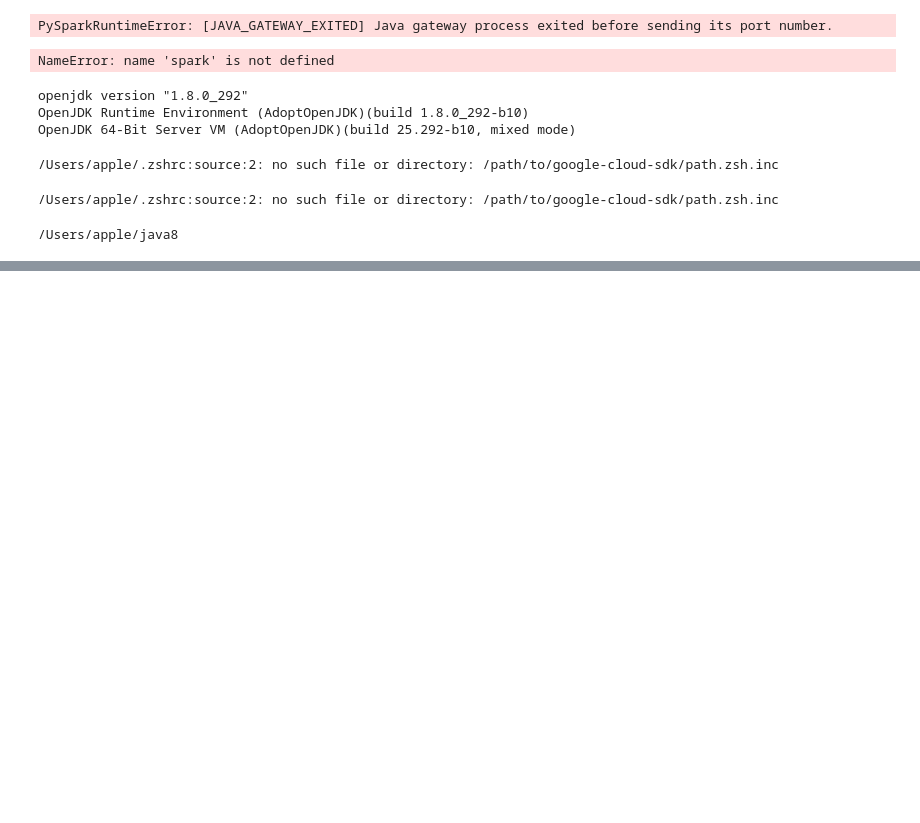
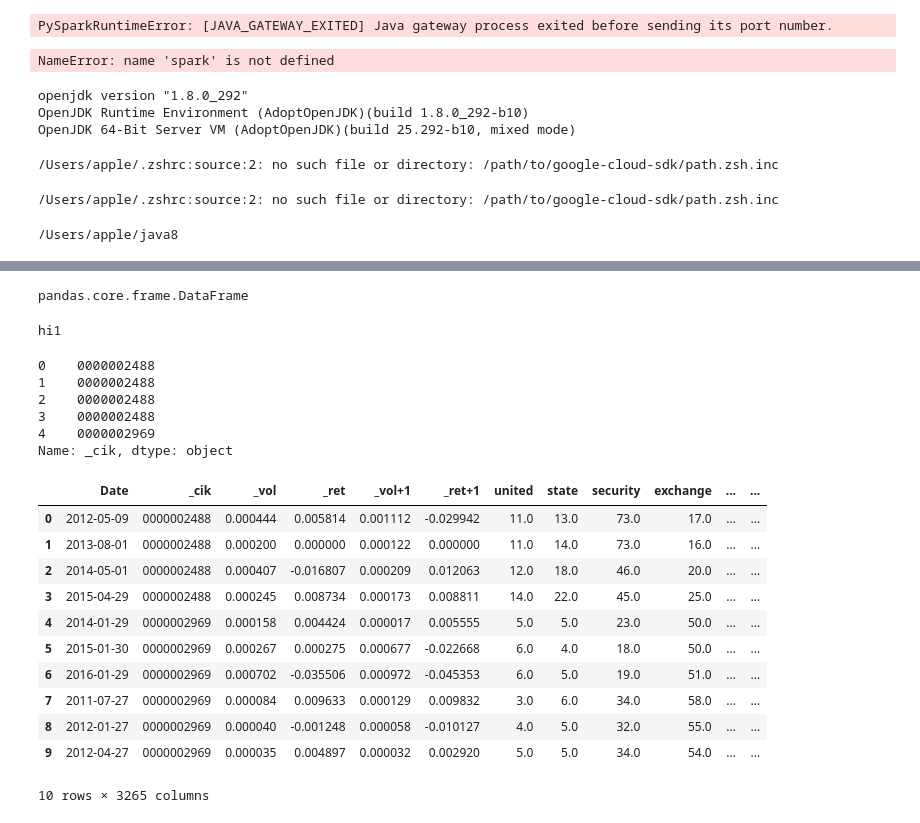
Before and after one commit to 007seann/Generation-of-Supervised-Sentiment-Metrics-for-Return-and-Volatility-Prediction-from-10-K-Filings, a Jupyter notebook: scaleUp/test.ipynb, the cells around one changed output, grey strips where cells are left out. Saved outputs shown, nothing was run; the diff lists cells and outputs as text; code cells hidden in the pictures; blank space fills up the shorter version.

```diff
--- a/scaleUp/test.ipynb
+++ b/scaleUp/test.ipynb
@@ -469,0 +580,32 @@ print(df)
+# %%
+type(combined_df)
+# %% [output]
+pandas.core.frame.DataFrame
+# %%
+print('hi1')
+# %% [output]
+hi1
+# %%
+combined_df['_cik'].head()
+# %% [output]
+0    0000002488
+1    0000002488
+2    0000002488
+3    0000002488
+4    0000002969
+Name: _cik, dtype: object
+# %%
+combined_df.head(10)
+# %% [output]
+|  | Date | _cik | _vol | _ret | _vol+1 | _ret+1 | united | state | security | exchange | ... | ... |
+| 0 | 2012-05-09 | 0000002488 | 0.000444 | 0.005814 | 0.001112 | -0.029942 | 11.0 | 13.0 | 73.0 | 17.0 | ... | ... |
+| 1 | 2013-08-01 | 0000002488 | 0.000200 | 0.000000 | 0.000122 | 0.000000 | 11.0 | 14.0 | 73.0 | 16.0 | ... | ... |
+| 2 | 2014-05-01 | 0000002488 | 0.000407 | -0.016807 | 0.000209 | 0.012063 | 12.0 | 18.0 | 46.0 | 20.0 | ... | ... |
+| 3 | 2015-04-29 | 0000002488 | 0.000245 | 0.008734 | 0.000173 | 0.008811 | 14.0 | 22.0 | 45.0 | 25.0 | ... | ... |
+| 4 | 2014-01-29 | 0000002969 | 0.000158 | 0.004424 | 0.000017 | 0.005555 | 5.0 | 5.0 | 23.0 | 50.0 | ... | ... |
+| 5 | 2015-01-30 | 0000002969 | 0.000267 | 0.000275 | 0.000677 | -0.022668 | 6.0 | 4.0 | 18.0 | 50.0 | ... | ... |
+| 6 | 2016-01-29 | 0000002969 | 0.000702 | -0.035506 | 0.000972 | -0.045353 | 6.0 | 5.0 | 19.0 | 51.0 | ... | ... |
+| 7 | 2011-07-27 | 0000002969 | 0.000084 | 0.009633 | 0.000129 | 0.009832 | 3.0 | 6.0 | 34.0 | 58.0 | ... | ... |
+| 8 | 2012-01-27 | 0000002969 | 0.000040 | -0.001248 | 0.000058 | -0.010127 | 4.0 | 5.0 | 32.0 | 55.0 | ... | ... |
+| 9 | 2012-04-27 | 0000002969 | 0.000035 | 0.004897 | 0.000032 | 0.002920 | 5.0 | 5.0 | 34.0 | 54.0 | ... | ... |
+10 rows × 3265 columns
```
Also changed, not shown: parts of 18 cells of this notebook, 24 other files.
